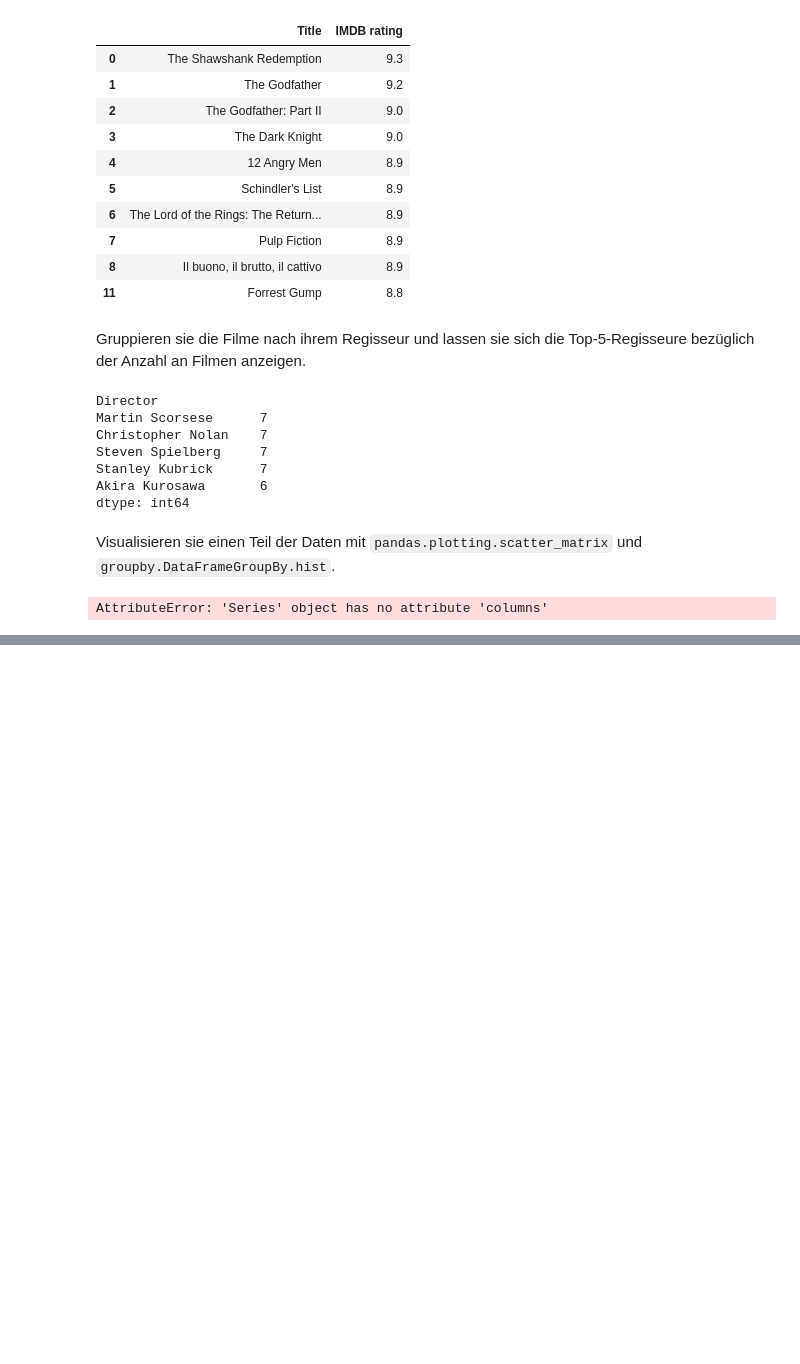
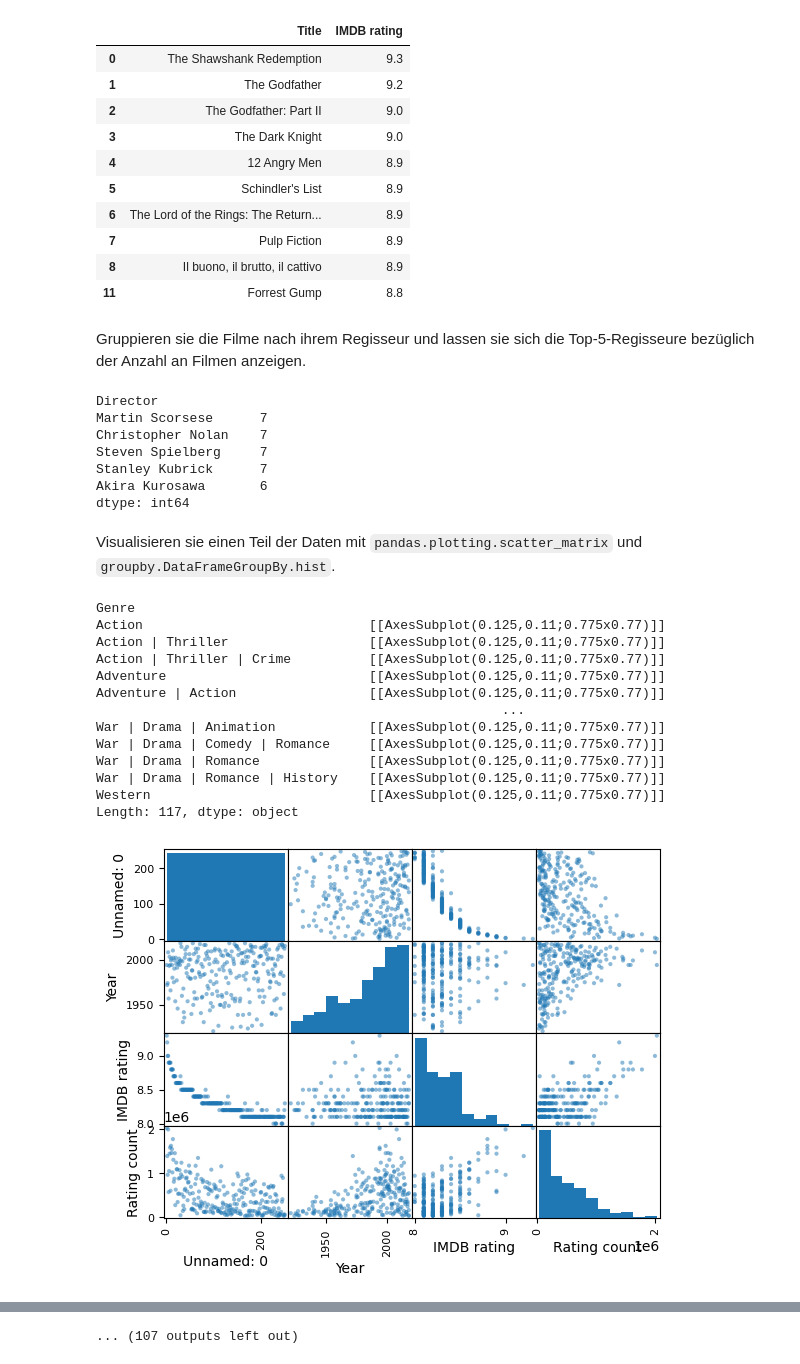
Before and after one commit to MhouneyLH/maschinelles_lernen, a Jupyter notebook: lessons/pandas_exercises.ipynb, the cells around one changed output, grey strips where cells are left out. Cells and saved outputs as stored; diff of their text form; code cells hidden in the pictures; blank space fills up the shorter version.

Commit message:
fix: pandas plotting now working fine

```diff
--- a/lessons/pandas_exercises.ipynb
+++ b/lessons/pandas_exercises.ipynb
@@ -149,8 +149,20 @@ dtype: int64
 # %% [markdown]
 Visualisieren sie einen Teil der Daten mit `pandas.plotting.scatter_matrix` und `groupby.DataFrameGroupBy.hist`.
 # %%
-pd.plotting.scatter_matrix(data_frame['Genre'])
-data_frame.groupby('Director').size()['Title'].hist(bins=7)
-#klappt noch nicht
+pd.plotting.scatter_matrix(data_frame)
+data_frame.groupby('Genre').hist(column='IMDB rating', bins=10, alpha=0.5, figsize=(10, 10))
 # %% [output]
-AttributeError: 'Series' object has no attribute 'columns'
+Genre
+Action                             [[AxesSubplot(0.125,0.11;0.775x0.77)]]
+Action | Thriller                  [[AxesSubplot(0.125,0.11;0.775x0.77)]]
+Action | Thriller | Crime          [[AxesSubplot(0.125,0.11;0.775x0.77)]]
+Adventure                          [[AxesSubplot(0.125,0.11;0.775x0.77)]]
+Adventure | Action                 [[AxesSubplot(0.125,0.11;0.775x0.77)]]
+                                                    ...
+War | Drama | Animation            [[AxesSubplot(0.125,0.11;0.775x0.77)]]
+War | Drama | Comedy | Romance     [[AxesSubplot(0.125,0.11;0.775x0.77)]]
+War | Drama | Romance              [[AxesSubplot(0.125,0.11;0.775x0.77)]]
+War | Drama | Romance | History    [[AxesSubplot(0.125,0.11;0.775x0.77)]]
+Western                            [[AxesSubplot(0.125,0.11;0.775x0.77)]]
+Length: 117, dtype: object
+[figure, added]
@@ -156,0 +179 @@ AttributeError: 'Series' object has no attribute 'columns'
+... (107 outputs left out)
```
Also changed, not shown: parts of 1 cell of this notebook.
